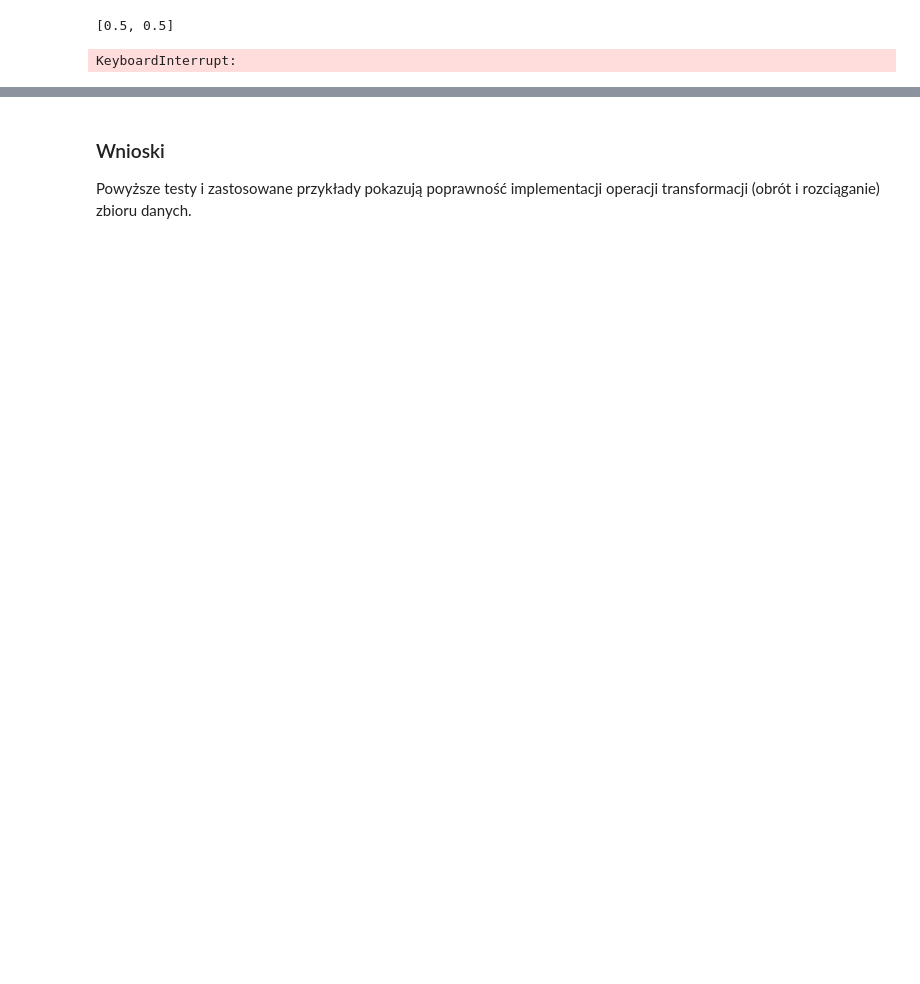
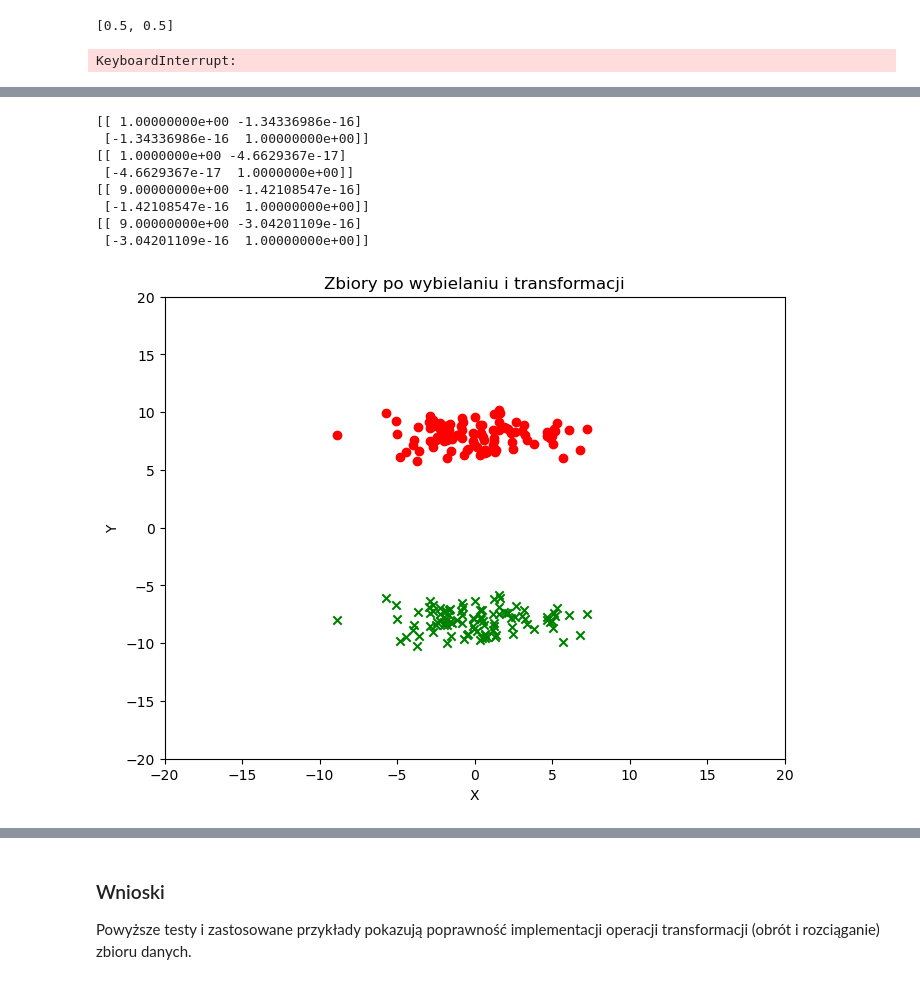
Before and after one commit to Funiek/eksploracja-danych, a Jupyter notebook: cw6/ed_cw6_krzysztof_funkowski.ipynb, the cells around one changed output, grey strips where cells are left out. Cells and saved outputs as stored; diff of their text form; code cells hidden in the pictures; blank space fills up the shorter version.

```diff
--- a/cw6/ed_cw6_krzysztof_funkowski.ipynb
+++ b/cw6/ed_cw6_krzysztof_funkowski.ipynb
@@ -319,0 +322,39 @@ heatmap_data = np.array(heatmap_data)
+# %%
+dataset1 = np.array(generate_dataset_norm(100))
+dataset2 = np.array(generate_dataset_norm(100))
+w1 = whitening(dataset1)
+w2 = whitening(dataset2)
+
+print(cov_for_dataset(w1))
+print(cov_for_dataset(w2))
+
+t1 = perform_transformation(w1, 0, 3, 1) + [0, 8]
+t2 = perform_transformation(w1, 0, 3, 1) - [0, 8]
+
+print(cov_for_dataset(t1))
+print(cov_for_dataset(t2))
+
+
+plt.figure(figsize=(8, 6))
+
+plt.scatter(t1[:,[0]], t1[:,[1]], color='red', marker='o')
+plt.scatter(t2[:,[0]], t2[:,[1]], color='green', marker='x')
+
+plt.xlabel('X')
+plt.ylabel('Y')
+
+plt.xlim(-20, 20)
+plt.ylim(-20, 20)
+
+plt.title('Zbiory po wybielaniu i transformacji')
+plt.show()
+# %% [output]
+[[ 1.00000000e+00 -1.34336986e-16]
+ [-1.34336986e-16  1.00000000e+00]]
+[[ 1.0000000e+00 -4.6629367e-17]
+ [-4.6629367e-17  1.0000000e+00]]
+[[ 9.00000000e+00 -1.42108547e-16]
+ [-1.42108547e-16  1.00000000e+00]]
+[[ 9.00000000e+00 -3.04201109e-16]
+ [-3.04201109e-16  1.00000000e+00]]
+[figure, added]
```
Also changed, not shown: parts of 15 cells of this notebook, 8 other files.
